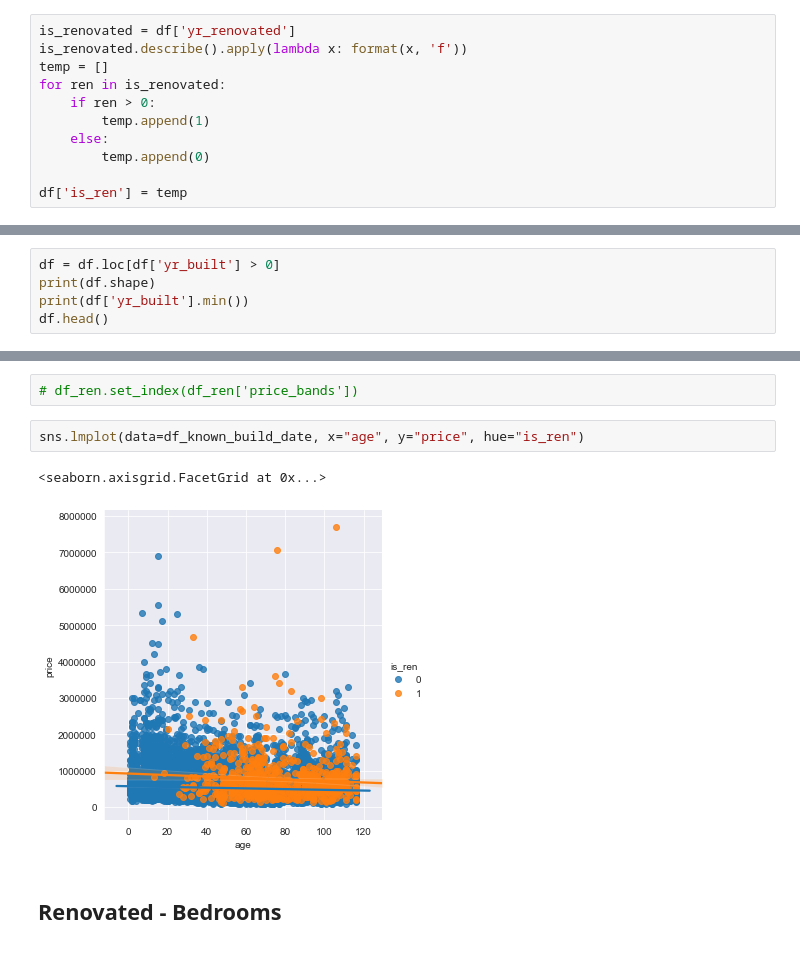
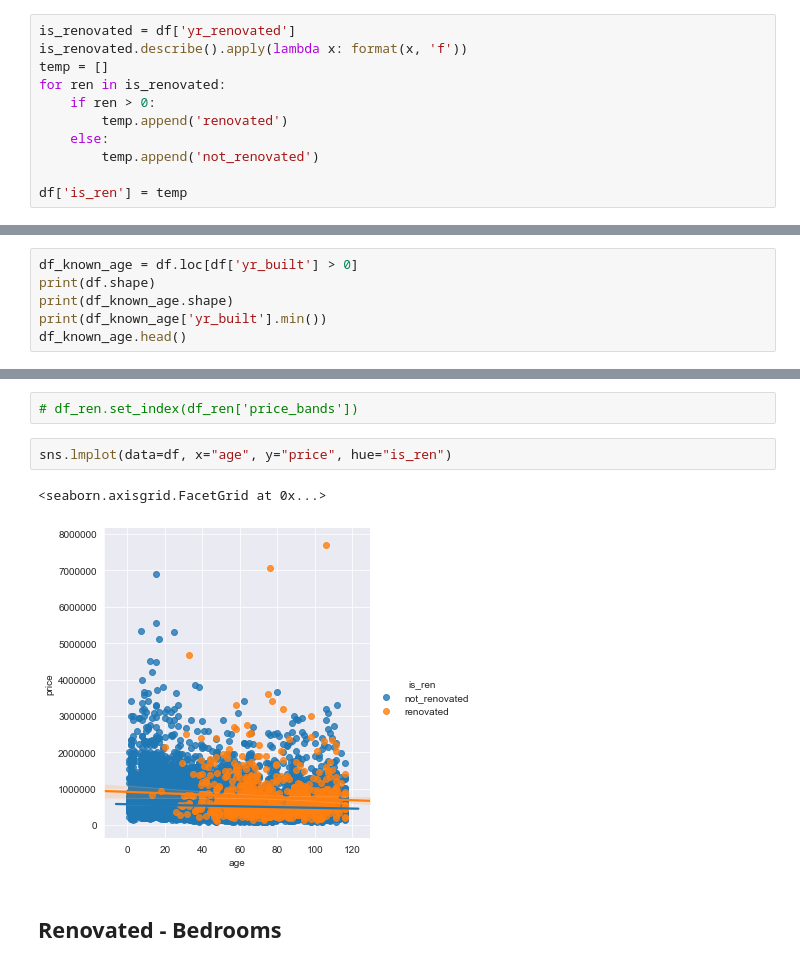
Before and after one commit to BanjiAjayi/Project1, a Jupyter notebook: Matt/Work Book 2.ipynb, the cells around one changed output, grey strips where cells are left out. Cells and saved outputs as stored; diff of their text form.

```diff
--- a/Matt/Work Book 2.ipynb
+++ b/Matt/Work Book 2.ipynb
@@ -145,9 +193,9 @@ is_renovated.describe().apply(lambda x: format(x, 'f'))
 temp = []
 for ren in is_renovated:
     if ren > 0:
-        temp.append(1)
+        temp.append('renovated')
     else:
-        temp.append(0)
+        temp.append('not_renovated')
 
 df['is_ren'] = temp
 # %%
@@ -176,8 +280,9 @@ percentage_zero_val(df['yr_built'])
 # %% [markdown]
 Not a significant loss. Therefore modify the DataFrame to exclude properties that are of unknown age.
 # %%
-df = df.loc[df['yr_built'] > 0]
+df_known_age = df.loc[df['yr_built'] > 0]
 print(df.shape)
-print(df['yr_built'].min())
-df.head()
+print(df_known_age.shape)
+print(df_known_age['yr_built'].min())
+df_known_age.head()
 # %% [output]
@@ -384,10 +528,10 @@ sns.barplot(y=sorted(df_ren['price_bands']), x=df_ren['age']) # title="Price Ban
 # %%
 # df_ren.set_index(df_ren['price_bands'])
 # %%
-sns.lmplot(data=df_known_build_date, x="age", y="price", hue="is_ren")
+sns.lmplot(data=df, x="age", y="price", hue="is_ren")
 # %% [output]
 <seaborn.axisgrid.FacetGrid at 0x...>
-[figure, old version]
+[figure, new version]
 # %% [markdown]
 ## Renovated - Bedrooms
 # %%
```
Also changed, not shown: parts of 37 cells of this notebook, 1 other file.
